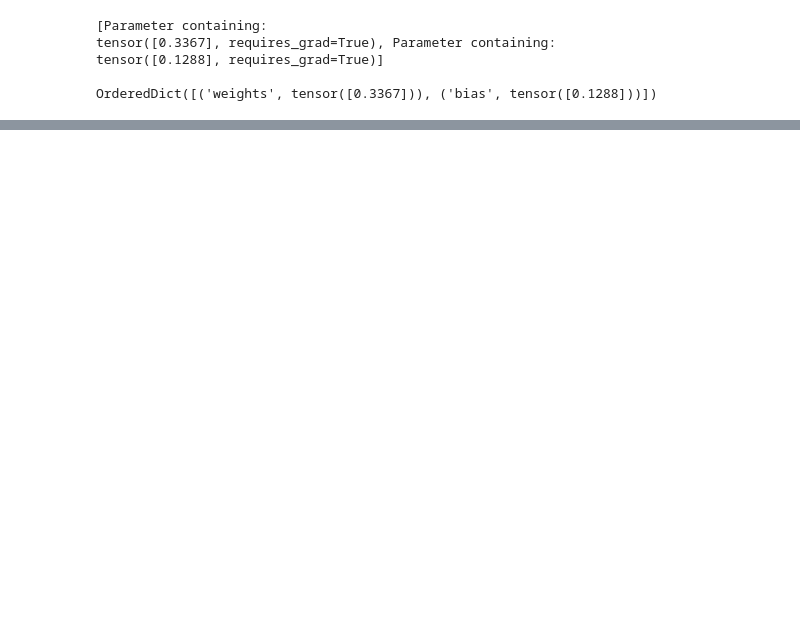
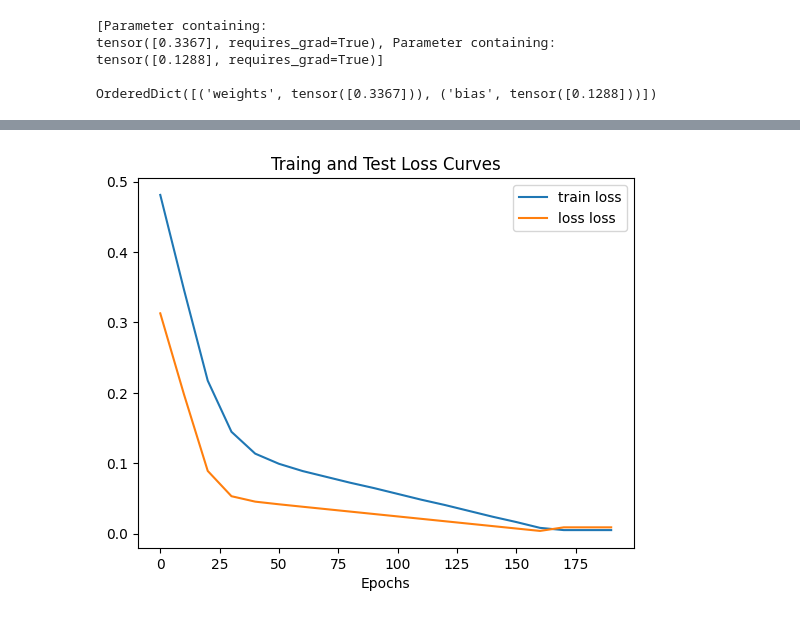
Before and after one commit to mathfish/LearningTopics, a Jupyter notebook: Books/PytorchMastery/PyTorchWorkflow.ipynb, the cells around one changed output, grey strips where cells are left out. Saved outputs shown, nothing was run; the diff lists cells and outputs as text; code cells hidden in the pictures; blank space fills up the shorter version.

```diff
--- a/Books/PytorchMastery/PyTorchWorkflow.ipynb
+++ b/Books/PytorchMastery/PyTorchWorkflow.ipynb
@@ -116,0 +132,7 @@ OrderedDict([('weights', tensor([0.3367])), ('bias', tensor([0.1288]))])
+# %%
+# Setup MAE loss
+loss_fn = nn.L1Loss()
+
+# Setup Optimizer
+optimizer = torch.optim.SGD(params=model_0.parameters(),
+                            lr=0.01)
@@ -116,0 +204,13 @@ OrderedDict([('weights', tensor([0.3367])), ('bias', tensor([0.1288]))])
+# %%
+# plot loss curves
+
+test_loss_ = [i.item() for i in test_loss_values]
+train_loss_ = [i.item() for i in loss_values]
+
+plt.plot(epoch_count, test_loss_, label="train loss")
+plt.plot(epoch_count, train_loss_, label="loss loss")
+plt.title("Traing and Test Loss Curves")
+plt.xlabel("Epochs")
+plt.legend();
+# %% [output]
+[figure, added]
```
Also changed, not shown: parts of 20 cells of this notebook.
